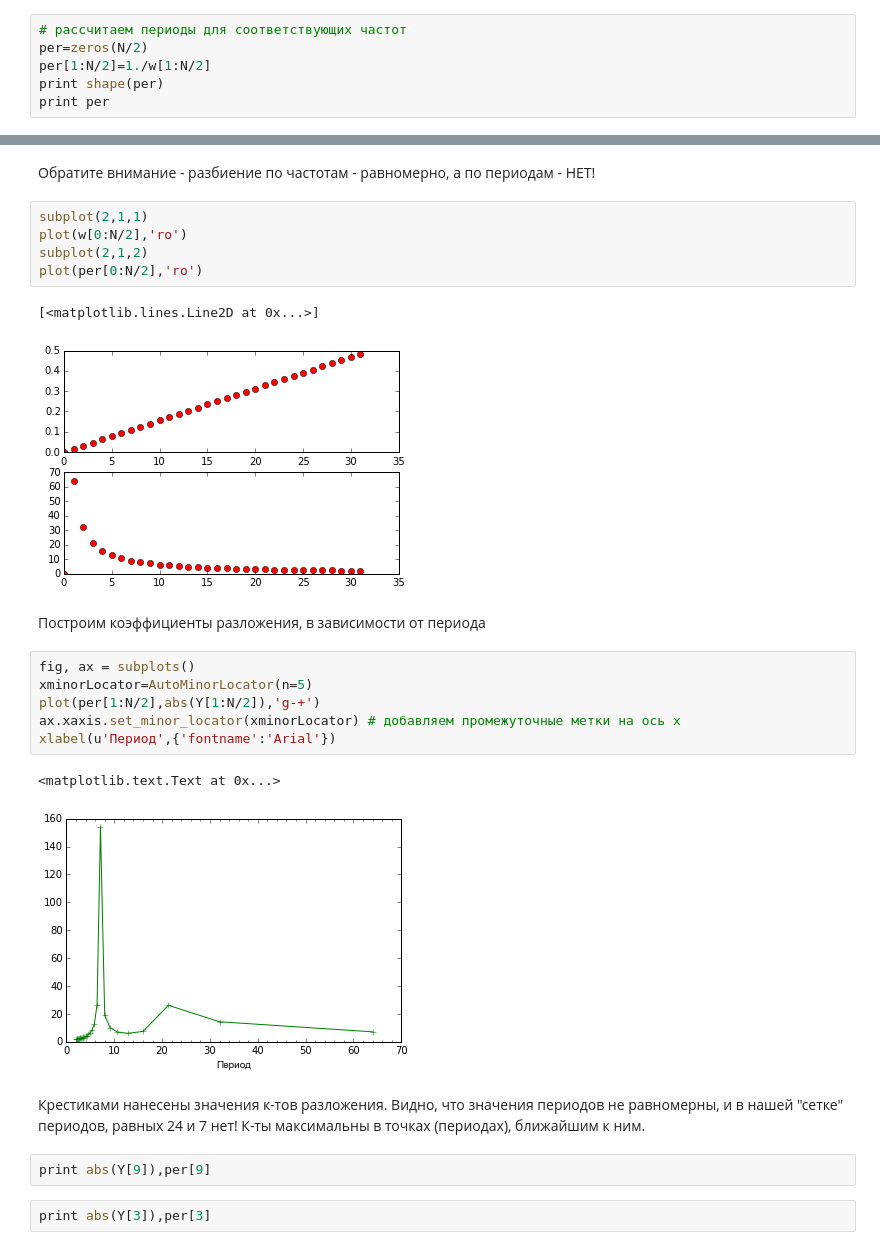
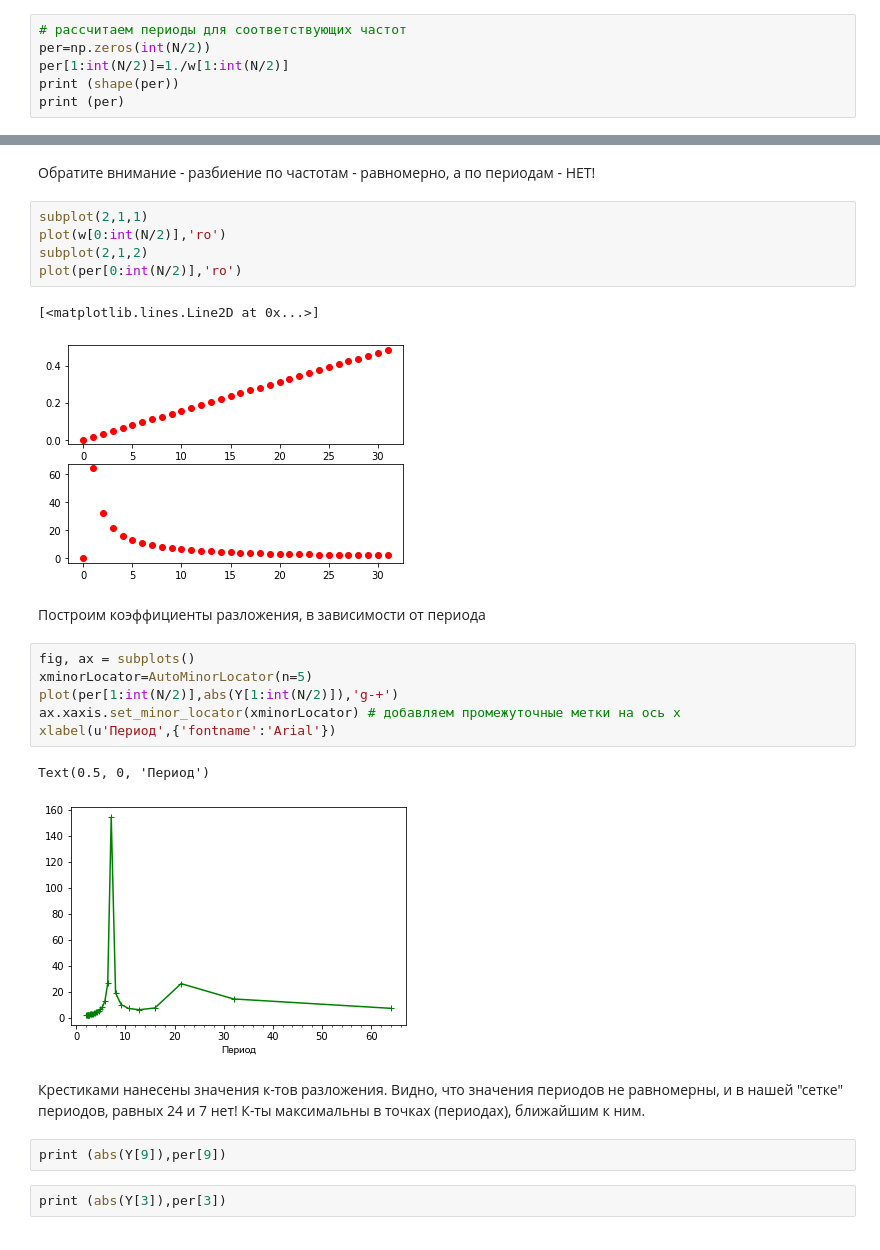
Before and after one commit to Bessarabf/recipePY, a Jupyter notebook: Furie/test_fft.ipynb, the cells around one changed output, grey strips where cells are left out. Saved outputs shown, nothing was run; the diff lists cells and outputs as text.

```diff
--- a/Furie/test_fft.ipynb
+++ b/Furie/test_fft.ipynb
@@ -64,8 +68,8 @@ plot(w[0:N/2],abs(Y[0:N/2]))
 # %%
 # рассчитаем периоды для соответствующих частот
-per=zeros(N/2)
-per[1:N/2]=1./w[1:N/2]
-print shape(per)
-print per
+per=np.zeros(int(N/2))
+per[1:int(N/2)]=1./w[1:int(N/2)]
+print (shape(per))
+print (per)
 # %% [output]
 (32,)
@@ -79,26 +83,26 @@ print per
 Обратите внимание - разбиение по частотам - равномерно, а по периодам - НЕТ!
 # %%
 subplot(2,1,1)
-plot(w[0:N/2],'ro')
+plot(w[0:int(N/2)],'ro')
 subplot(2,1,2)
-plot(per[0:N/2],'ro')
+plot(per[0:int(N/2)],'ro')
 # %% [output]
 [<matplotlib.lines.Line2D at 0x...>]
-[figure, old version]
+[figure, new version]
 # %% [markdown]
 Построим коэффициенты разложения, в зависимости от периода
 # %%
 fig, ax = subplots()
 xminorLocator=AutoMinorLocator(n=5)
-plot(per[1:N/2],abs(Y[1:N/2]),'g-+')
+plot(per[1:int(N/2)],abs(Y[1:int(N/2)]),'g-+')
 ax.xaxis.set_minor_locator(xminorLocator) # добавляем промежуточные метки на ось х
 xlabel(u'Период',{'fontname':'Arial'})
 # %% [output]
-<matplotlib.text.Text at 0x...>
+Text(0.5, 0, 'Период')
-[figure, old version]
+[figure, new version]
 # %% [markdown]
 Крестиками нанесены значения к-тов разложения. Видно, что значения периодов не равномерны, и в нашей "сетке" периодов, равных 24 и 7 нет! К-ты максимальны в точках (периодах), ближайшим к ним.
 # %%
-print abs(Y[9]),per[9]
+print (abs(Y[9]),per[9])
 # %%
-print abs(Y[3]),per[3]
+print (abs(Y[3]),per[3])
```
Also changed, not shown: parts of 6 cells of this notebook, 15 other files.
